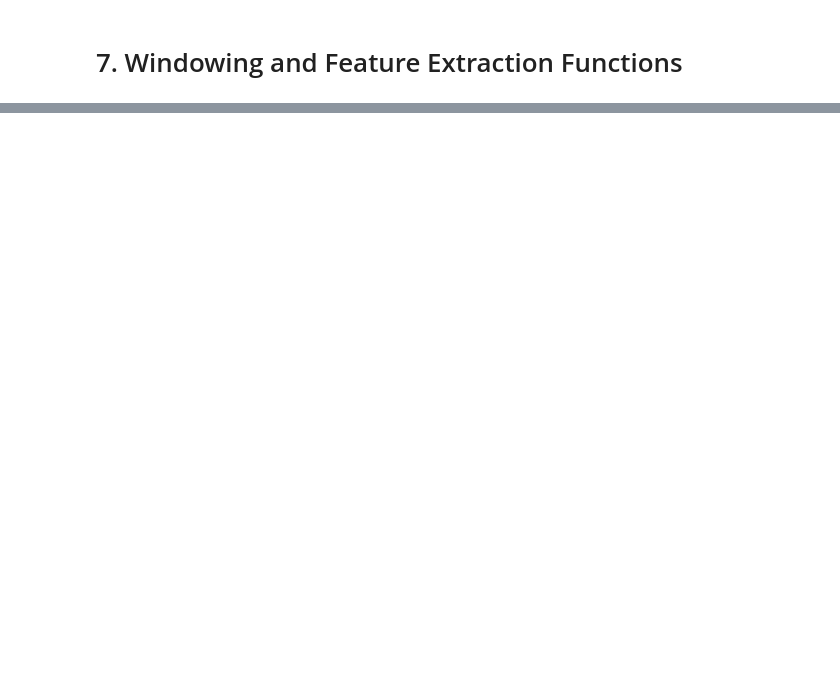
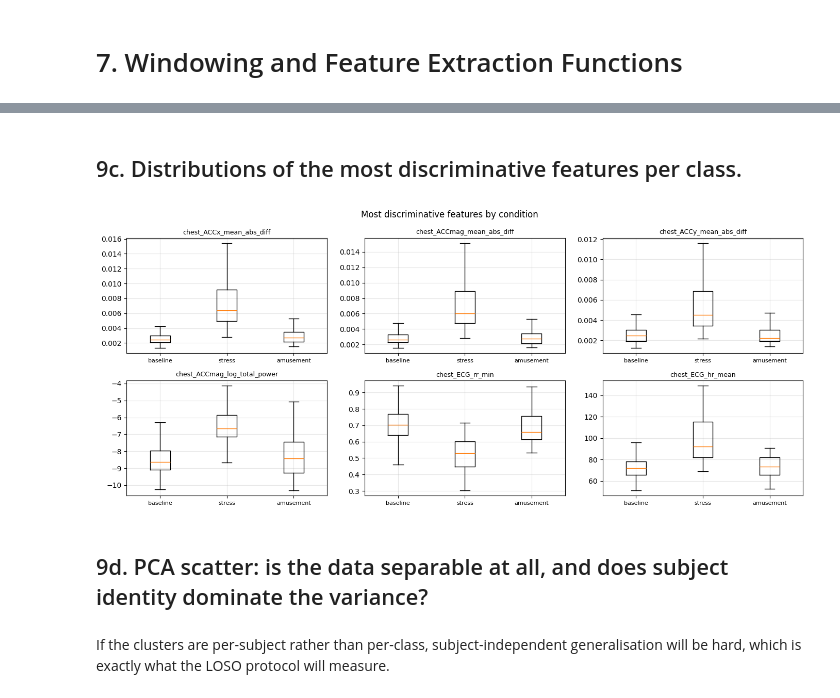
Before and after one commit to plavizmaj/Wearable_Stress_and_Affect_Detection, a Jupyter notebook: WESAD_(Wearable_Stress_and_Affect_Detection).ipynb, the cells around one changed output, grey strips where cells are left out. Cells and saved outputs as stored; diff of their text form; code cells hidden in the pictures; blank space fills up the shorter version.

```diff
--- a/WESAD_(Wearable_Stress_and_Affect_Detection).ipynb
+++ b/WESAD_(Wearable_Stress_and_Affect_Detection).ipynb
@@ -438,0 +710,9 @@ gc.collect()
+# %%
+# Frequency bands per signal type, chosen from the physiology of each signal.
+BANDS = {
+    "EMG": [(0, 20, "0_20"), (20, 50, "20_50"), (50, 100, "50_100"),
+            (100, 200, "100_200"), (200, 350, "200_350")],
+    "ACC": [(0, 0.5, "0_0.5"), (0.5, 3, "0.5_3"), (3, 8, "3_8"), (8, 20, "8_20")],
+    "RESP": [(0, 0.15, "0_0.15"), (0.15, 0.4, "0.15_0.4"), (0.4, 1.0, "0.4_1")],
+    "BVP": [(0, 0.7, "0_0.7"), (0.7, 1.5, "0.7_1.5"), (1.5, 3, "1.5_3"), (3, 8, "3_8")],
+}
@@ -438,0 +845,4 @@ gc.collect()
+# %%
+# Columns that are not features.
+META_COLS = ["label", "subject", "t_start"]
+FEATURE_COLS = [c for c in df.columns if c not in META_COLS]
@@ -438,0 +898,6 @@ gc.collect()
+# %%
+n_unique = df[FEATURE_COLS].nunique()
+constant_cols = n_unique[n_unique <= 1].index.tolist()
+print(f"Constant features dropped: {len(constant_cols)}")
+FEATURE_COLS = [c for c in FEATURE_COLS if c not in constant_cols]
+print(f"Features kept: {len(FEATURE_COLS)}")
@@ -438,0 +909,8 @@ gc.collect()
+# %%
+groups = [df.loc[df["label"] == c, FEATURE_COLS].to_numpy() for c in CLASS_ORDER]
+f_vals, p_vals = sp_stats.f_oneway(*groups)
+anova = (pd.DataFrame({"feature": FEATURE_COLS, "F": f_vals, "p": p_vals})
+         .sort_values("F", ascending=False)
+         .reset_index(drop=True))
+print("\nTop 20 features by ANOVA F-value:")
+print(anova.head(20).to_string(index=False))
@@ -438,0 +935,22 @@ gc.collect()
+# %% [markdown]
+## 9c. Distributions of the most discriminative features per class.
+# %%
+top_feats = anova["feature"].head(6).tolist()
+fig, axes = plt.subplots(2, 3, figsize=(14, 6))
+for ax, feat in zip(axes.ravel(), top_feats):
+    data = [df.loc[df["label"] == c, feat].dropna().to_numpy() for c in CLASS_ORDER]
+    ax.boxplot(data, showfliers=False)
+    # set_xticks instead of boxplot(labels=...): the latter is deprecated in
+    # recent matplotlib versions.
+    ax.set_xticks(range(1, len(CLASS_ORDER) + 1), CLASS_ORDER)
+    ax.set_title(feat, fontsize=9)
+    ax.tick_params(axis="x", labelsize=8)
+plt.suptitle("Most discriminative features by condition")
+plt.tight_layout()
+plt.show()
+# %% [output]
+[figure, added]
+# %% [markdown]
+## 9d. PCA scatter: is the data separable at all, and does subject identity  dominate the variance?
+# %% [markdown]
+If the clusters are per-subject rather than per-class, subject-independent generalisation will be hard, which is exactly what the LOSO protocol will measure.
```
Also changed, not shown: parts of 30 cells of this notebook.
